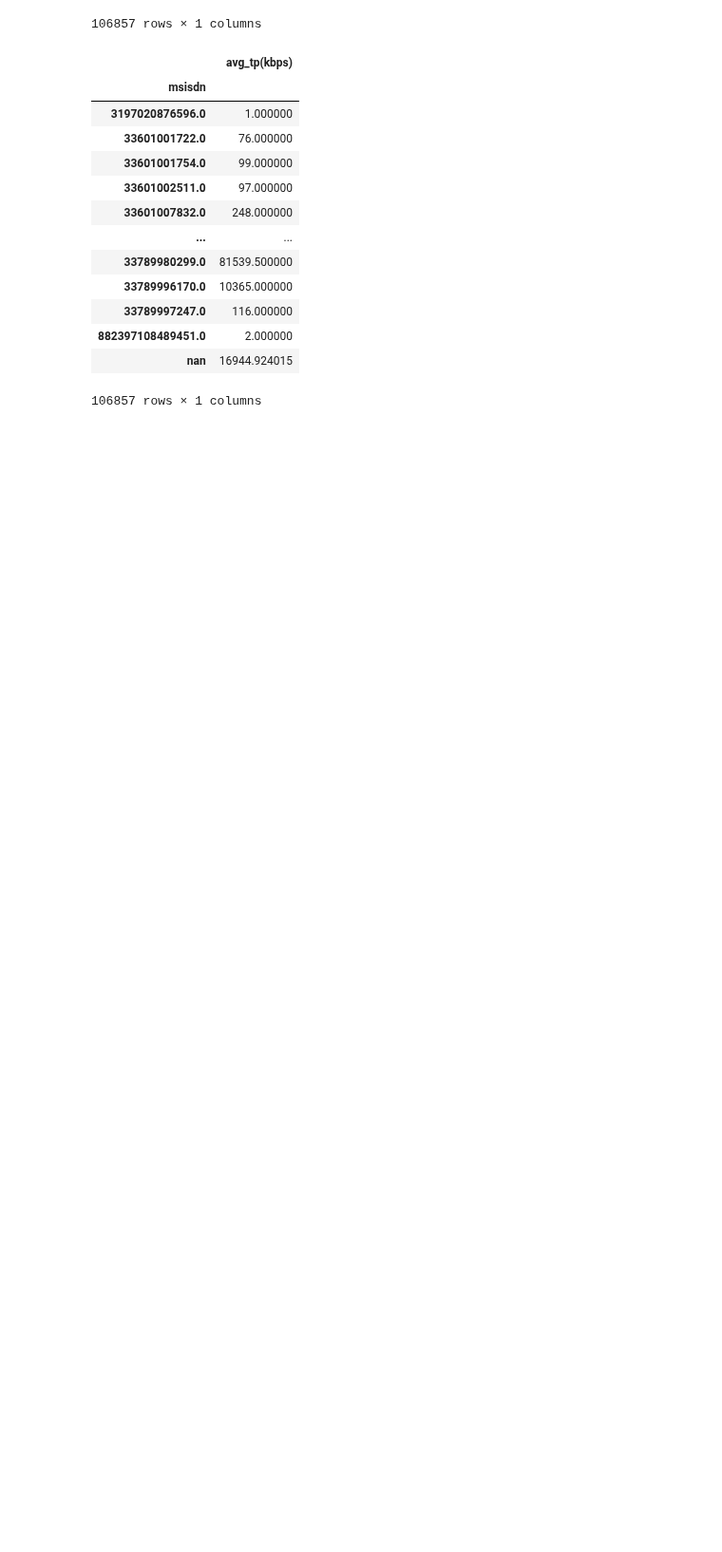
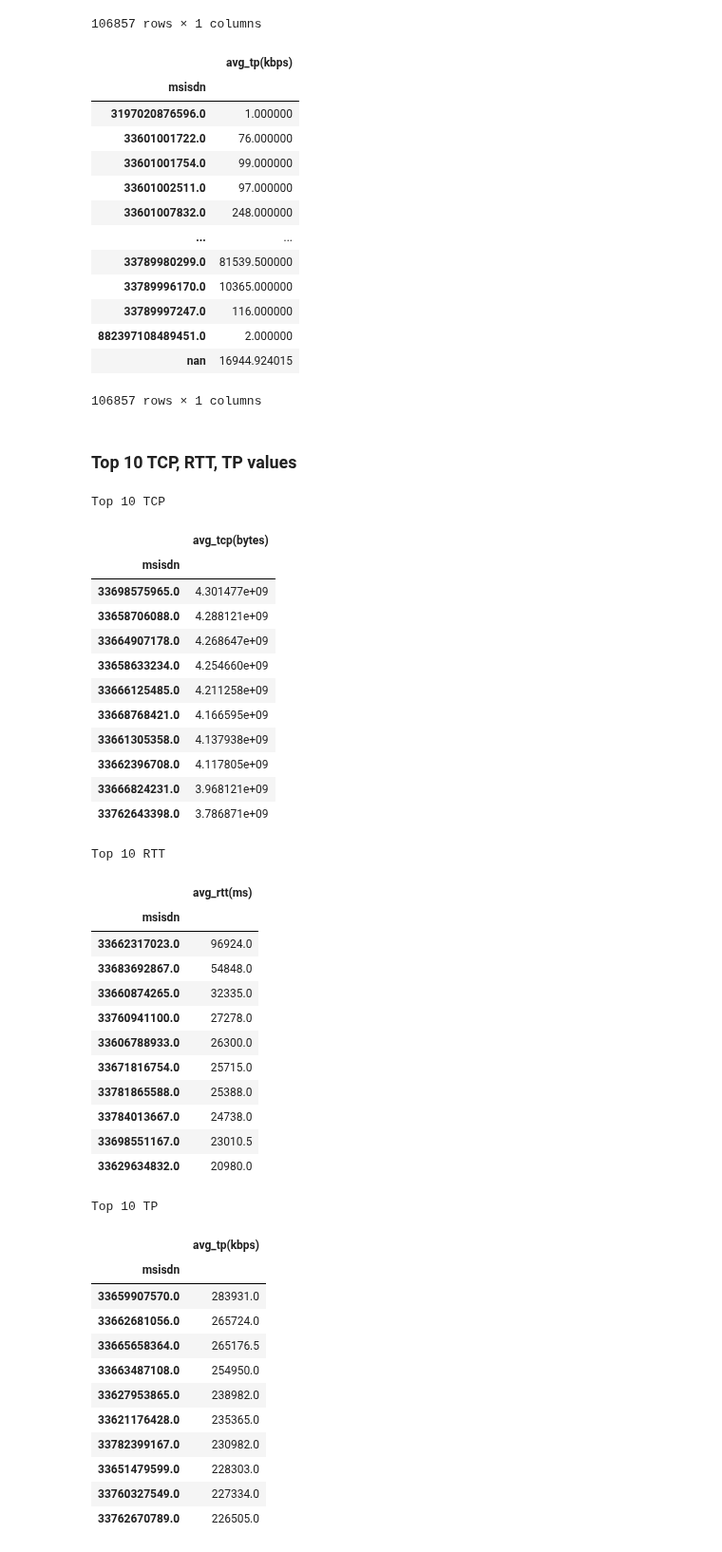
Before and after one commit to Nathnael12/Telecom_data_analysis, a Jupyter notebook: notebooks/UserExperienceAnalysis.ipynb, the cells around one changed output. Shown at 95% size. Cells and saved outputs as stored; diff of their text form; code cells hidden in the pictures; blank space fills up the shorter version.

```diff
--- a/notebooks/UserExperienceAnalysis.ipynb
+++ b/notebooks/UserExperienceAnalysis.ipynb
@@ -144,3 +144,54 @@ avg_tp
 | 882397108489451.0 | 2.000000 |
 | nan | 16944.924015 |
 106857 rows × 1 columns
+# %% [markdown]
+### Top 10 TCP, RTT, TP values
+# %%
+print("Top 10 TCP")
+display(avg_tcp_retran.sort_values(by=["avg_tcp(bytes)"],ascending=False).head(10))
+
+print("Top 10 RTT")
+display(avg_rtt.sort_values(by=["avg_rtt(ms)"],ascending=False).head(10))
+
+print("Top 10 TP")
+display(avg_tp.sort_values(by=["avg_tp(kbps)"],ascending=False).head(10))
+# %% [output]
+Top 10 TCP
+|  | avg_tcp(bytes) |
+| msisdn |  |
+| 33698575965.0 | 4.301477e+09 |
+| 33658706088.0 | 4.288121e+09 |
+| 33664907178.0 | 4.268647e+09 |
+| 33658633234.0 | 4.254660e+09 |
+| 33666125485.0 | 4.211258e+09 |
+| 33668768421.0 | 4.166595e+09 |
+| 33661305358.0 | 4.137938e+09 |
+| 33662396708.0 | 4.117805e+09 |
+| 33666824231.0 | 3.968121e+09 |
+| 33762643398.0 | 3.786871e+09 |
+Top 10 RTT
+|  | avg_rtt(ms) |
+| msisdn |  |
+| 33662317023.0 | 96924.0 |
+| 33683692867.0 | 54848.0 |
+| 33660874265.0 | 32335.0 |
+| 33760941100.0 | 27278.0 |
+| 33606788933.0 | 26300.0 |
+| 33671816754.0 | 25715.0 |
+| 33781865588.0 | 25388.0 |
+| 33784013667.0 | 24738.0 |
+| 33698551167.0 | 23010.5 |
+| 33629634832.0 | 20980.0 |
+Top 10 TP
+|  | avg_tp(kbps) |
+| msisdn |  |
+| 33659907570.0 | 283931.0 |
+| 33662681056.0 | 265724.0 |
+| 33665658364.0 | 265176.5 |
+| 33663487108.0 | 254950.0 |
+| 33627953865.0 | 238982.0 |
+| 33621176428.0 | 235365.0 |
+| 33782399167.0 | 230982.0 |
+| 33651479599.0 | 228303.0 |
+| 33760327549.0 | 227334.0 |
+| 33762670789.0 | 226505.0 |
```
Also changed, not shown: parts of 4 cells of this notebook.
